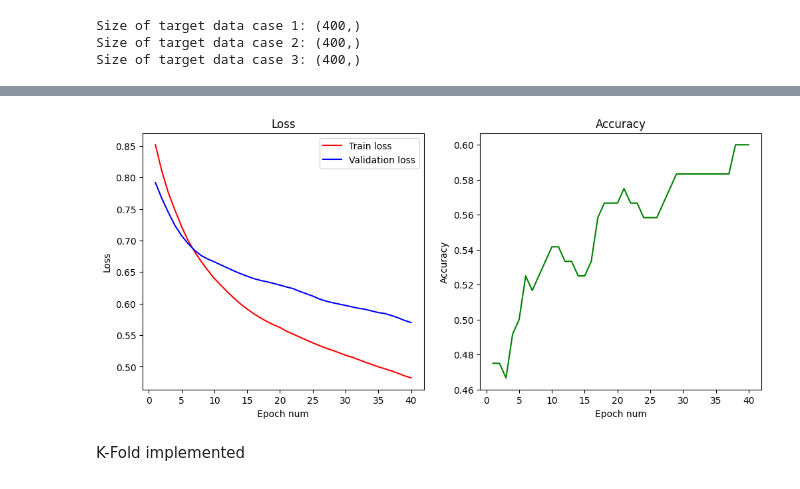
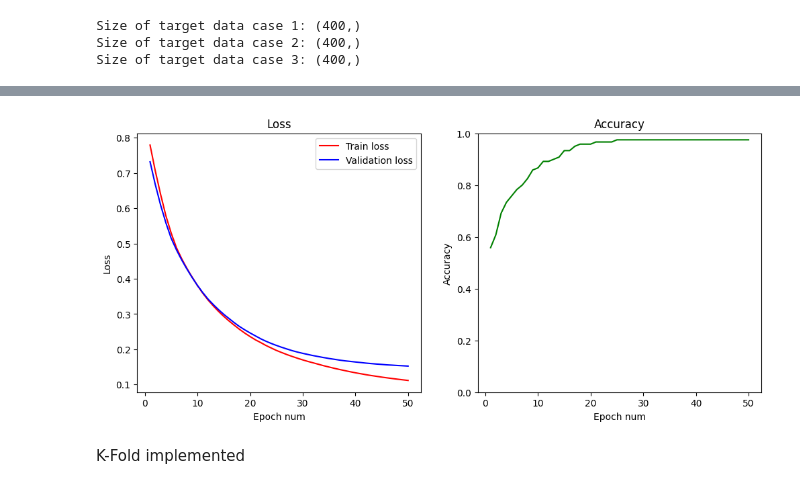
Before and after one commit to jinoh5/disentangled, a Jupyter notebook: find_disentangled.ipynb, the cells around one changed output, grey strips where cells are left out. Cells and saved outputs as stored; diff of their text form; code cells hidden in the pictures.

```diff
--- a/find_disentangled.ipynb
+++ b/find_disentangled.ipynb
@@ -176,13 +177,17 @@ def run_simple(input_dis, target_case, input_dim, output_dim, batchsize, num_epo
 
     def __init__(self, input_dim, hidden_dim, output_dim):
       super(SimpleNN, self).__init__()
+      # # only classifier
       self.input_layer = nn.Linear(input_dim, output_dim)
+
+      # one input layer and a hidden layer
       # self.input_layer = nn.Linear(input_dim, hidden_dim)
       # self.hidden_layer = nn.Linear(hidden_dim, output_dim) # here, I can add noise to make noises in the hidden layer
 
     def forward(self, x):
       x = F.relu(self.input_layer(x)) # Applying ReLU activation after input_layer
       # x = self.hidden_layer(x) # currently does not have softmax activation (But F.softmax is possible depending on the model)
+      # x = F.log_softmax(self.hidden_layer(x), dim=1)
       return x
 
   # Create an instance of a model
@@ -229,8 +234,8 @@ def run_simple(input_dis, target_case, input_dim, output_dim, batchsize, num_epo
       train_loss += loss.item()
 
     # Just showing how it increments
-    if (epoch+1) % 1 == 0:
-      print(f'Epoch [{epoch+1}/{num_epochs}], Loss: {train_loss/len(train_loader):.4f}')
+    # if (epoch+1) % 1 == 0:
+    #   print(f'Epoch [{epoch+1}/{num_epochs}], Loss: {train_loss/len(train_loader):.4f}')
 
     avg_train_loss = train_loss / len(train_loader)
     trainLosses.append(avg_train_loss)
@@ -239,7 +244,7 @@ def run_simple(input_dis, target_case, input_dim, output_dim, batchsize, num_epo
   # Can the loss decrease even if the accuracy is not good?
 
     model.eval()
-    val_loss = 0.0
+    val_loss = 0
     total = 0
     correct = 0
 
@@ -257,8 +262,8 @@ def run_simple(input_dis, target_case, input_dim, output_dim, batchsize, num_epo
         # Get the max output?
         _, predicted = torch.max(testoutput, 1)
 
-        print("targets", targets)
-        print("predicted", predicted)
+        # print("targets", targets)
+        # print("predicted", predicted)
 
         # store the result
         total += targets.size(0)
@@ -266,11 +271,13 @@ def run_simple(input_dis, target_case, input_dim, output_dim, batchsize, num_epo
 
       accuracy = correct / total
       accuracies.append(accuracy)
-      print(f'Accuracy: {accuracy:.4f}')
 
     # Average validation loss for this epoch
     avg_val_loss = val_loss / len(test_loader)
     valLosses.append(avg_val_loss)
+
+    if (epoch+1) % 1 == 0:
+      print(f'Epoch [{epoch+1}/{num_epochs}], Training Loss: {train_loss/len(train_loader):.4f}, Validation Loss: {val_loss/len(test_loader):.4f}')
 
 
   # Plot train loss and validation loss and accuracy
@@ -294,11 +301,11 @@ def run_simple(input_dis, target_case, input_dim, output_dim, batchsize, num_epo
   plt.show()
 # %%
 run_simple(input_dis = input_dis,
-           target_case = target_case3,
+           target_case = target_case1,
            input_dim = 20,
            output_dim = 2,
            batchsize = 20,
-           num_epochs = 40,
+           num_epochs = 50,
            learning_rate = 0.001)
 # %% [output]
 SimpleNN(
@@ -321,4 +328,4 @@ Accuracy: 0.6000
-[figure, old version]
+[figure, new version]
 # %% [markdown]
 K-Fold implemented
 # %%
```
Also changed, not shown: parts of 5 cells of this notebook.
